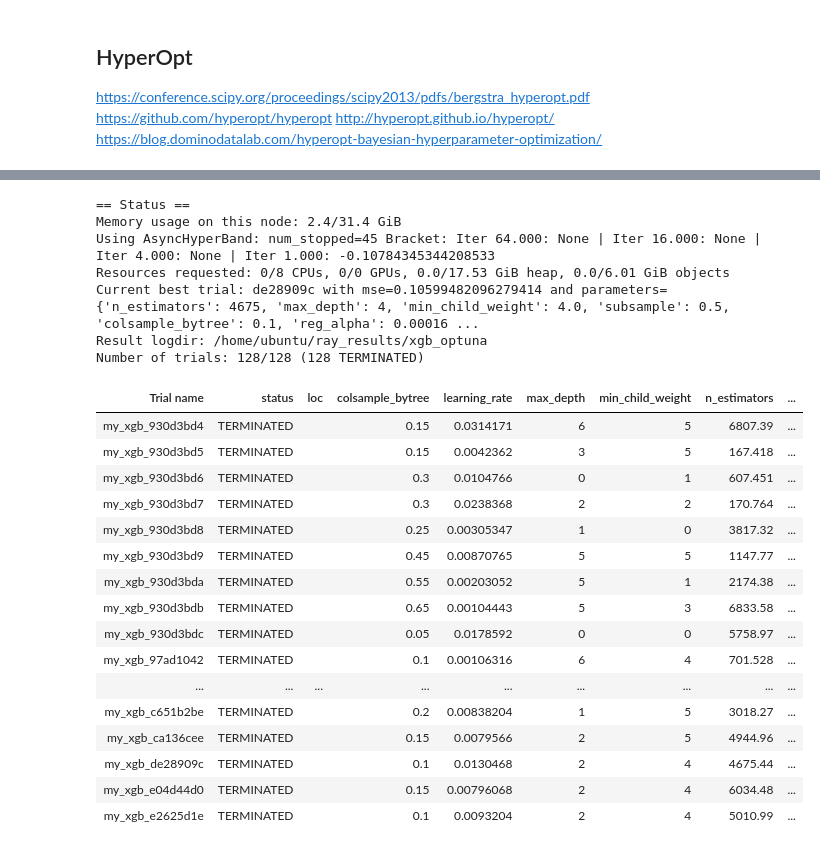
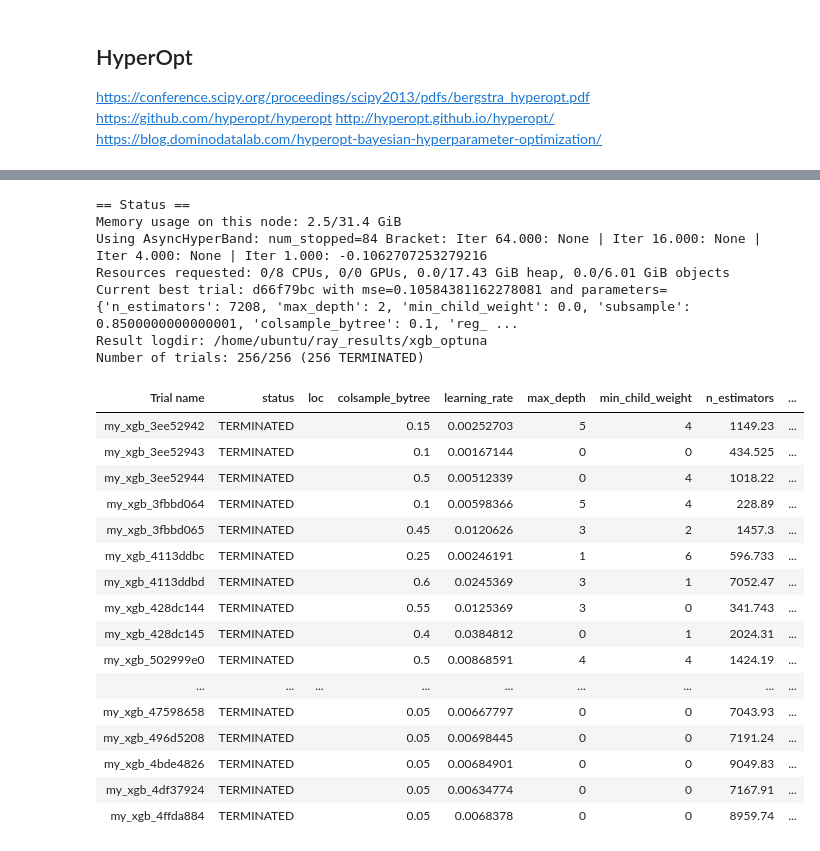
Before and after one commit to druce/iowa, a Jupyter notebook: hyperparameter_optimization.ipynb, the cells around one changed output, grey strips where cells are left out. Cells and saved outputs as stored; diff of their text form; code cells hidden in the pictures.

```diff
--- a/hyperparameter_optimization.ipynb
+++ b/hyperparameter_optimization.ipynb
@@ -669,6 +671,9 @@ xgb = XGBRegressor(
     random_state=RANDOMSTATE,
     verbosity=1,
     n_jobs=-1,
+    booster='gbtree',
+    base_score=0.5,
+    scale_pos_weight=1
     **params
 )
 print(xgb)
@@ -700,7 +705,7 @@ Wall time: 1.66 s
 # refactor for ray.tune
 def my_xgb(config):
 
-    # fix these configs for hyperopt
+    # fix these configs
     config['max_depth'] += 2   # hyperopt needs left to start at 0 but we want to start at 2
     config['max_depth'] = int(config['max_depth'])
     config['n_estimators'] = int(config['n_estimators'])   # pass float eg loguniform distribution, use int
@@ -709,6 +714,9 @@ def my_xgb(config):
         objective='reg:squarederror',
         n_jobs=1,
         random_state=RANDOMSTATE,
+        booster='gbtree',
+        base_score=0.5,
+        scale_pos_weight=1,
         **config,
     )
     scores = np.sqrt(-cross_val_score(xgb, df[predictors], df[response],
@@ -741,7 +780,7 @@ https://github.com/hyperopt/hyperopt
 http://hyperopt.github.io/hyperopt/
 https://blog.dominodatalab.com/hyperopt-bayesian-hyperparameter-optimization/
 # %%
-NUM_SAMPLES=128
+NUM_SAMPLES=256
 
 start_time = datetime.now()
 print("%-20s %s" % ("Start Time", start_time))
@@ -762,7 +801,7 @@ tune_kwargs = {
         "reg_alpha": tune.loguniform(1e-04, 1),
         "reg_lambda": tune.loguniform(1e-04, 100),
         "gamma": 0,
-        "learning_rate": tune.loguniform(0.001, 0.1)
+        "learning_rate": tune.loguniform(0.001, 0.1),
         "wandb": {
             "project": "iowa",
             "api_key_file": "secrets/wandb.txt",
@@ -908,6 +990,6 @@ Raw CV RMSE 18607.426140 (STD 2227.8137)
 # %%
 # bayesopt
-NUM_SAMPLES=128
+NUM_SAMPLES=256
 
 start_time = datetime.now()
 print("%-20s %s" % ("Start Time", start_time))
@@ -1063,6 +1146,6 @@ Raw CV RMSE 18506.866243 (STD 2247.7111)
 # %%
 # optuna
-NUM_SAMPLES=128
+NUM_SAMPLES=256
 optuna_xgb = my_xgb
 
 start_time = datetime.now()
@@ -1085,51 +1168,51 @@ tune_kwargs = {
         "reg_lambda": tune.loguniform(1e-04, 100),
         "gamma": 0,
         "learning_rate": tune.loguniform(0.001, 0.1),
         "wandb": {
             "project": "iowa",
             "api_key_file": "secrets/wandb.txt",
             "log_config": True,
             "name": get_random_tag(6)
         }
     }
 }
 
 analysis = tune.run(optuna_xgb,
                     name="xgb_optuna",
                     metric="mse",
                     mode="min",
                     search_alg=algo,
                     scheduler=scheduler,
                     verbose=1,
                     loggers=DEFAULT_LOGGERS + (WandbLogger, ),
                     **tune_kwargs)
 
 end_time = datetime.now()
 print("%-20s %s" % ("Start Time", start_time))
 print("%-20s %s" % ("End Time", end_time))
 print(str(timedelta(seconds=(end_time-start_time).seconds)))
 # %% [output]
 == Status ==
-Memory usage on this node: 2.4/31.4 GiB
-Using AsyncHyperBand: num_stopped=45 Bracket: Iter 64.000: None | Iter 16.000: None | Iter 4.000: None | Iter 1.000: -0.10784345344208533
-Resources requested: 0/8 CPUs, 0/0 GPUs, 0.0/17.53 GiB heap, 0.0/6.01 GiB objects
-Current best trial: de28909c with mse=0.10599482096279414 and parameters={'n_estimators': 4675, 'max_depth': 4, 'min_child_weight': 4.0, 'subsample': 0.5, 'colsample_bytree': 0.1, 'reg_alpha': 0.00016 ...
+Memory usage on this node: 2.5/31.4 GiB
+Using AsyncHyperBand: num_stopped=84 Bracket: Iter 64.000: None | Iter 16.000: None | Iter 4.000: None | Iter 1.000: -0.1062707253279216
+Resources requested: 0/8 CPUs, 0/0 GPUs, 0.0/17.43 GiB heap, 0.0/6.01 GiB objects
+Current best trial: d66f79bc with mse=0.10584381162278081 and parameters={'n_estimators': 7208, 'max_depth': 2, 'min_child_weight': 0.0, 'subsample': 0.8500000000000001, 'colsample_bytree': 0.1, 'reg_ ...
 Result logdir: /home/ubuntu/ray_results/xgb_optuna
-Number of trials: 128/128 (128 TERMINATED)
+Number of trials: 256/256 (256 TERMINATED)
 | Trial name | status | loc | colsample_bytree | learning_rate | max_depth | min_child_weight | n_estimators | ... |
-| my_xgb_930d3bd4 | TERMINATED |  | 0.15 | 0.0314171 | 6 | 5 | 6807.39 | ... |
-| my_xgb_930d3bd5 | TERMINATED |  | 0.15 | 0.0042362 | 3 | 5 | 167.418 | ... |
-| my_xgb_930d3bd6 | TERMINATED |  | 0.3 | 0.0104766 | 0 | 1 | 607.451 | ... |
-| my_xgb_930d3bd7 | TERMINATED |  | 0.3 | 0.0238368 | 2 | 2 | 170.764 | ... |
-| my_xgb_930d3bd8 | TERMINATED |  | 0.25 | 0.00305347 | 1 | 0 | 3817.32 | ... |
-| my_xgb_930d3bd9 | TERMINATED |  | 0.45 | 0.00870765 | 5 | 5 | 1147.77 | ... |
-| my_xgb_930d3bda | TERMINATED |  | 0.55 | 0.00203052 | 5 | 1 | 2174.38 | ... |
-| my_xgb_930d3bdb | TERMINATED |  | 0.65 | 0.00104443 | 5 | 3 | 6833.58 | ... |
-| my_xgb_930d3bdc | TERMINATED |  | 0.05 | 0.0178592 | 0 | 0 | 5758.97 | ... |
-| my_xgb_97ad1042 | TERMINATED |  | 0.1 | 0.00106316 | 6 | 4 | 701.528 | ... |
+| my_xgb_3ee52942 | TERMINATED |  | 0.15 | 0.00252703 | 5 | 4 | 1149.23 | ... |
+| my_xgb_3ee52943 | TERMINATED |  | 0.1 | 0.00167144 | 0 | 0 | 434.525 | ... |
+| my_xgb_3ee52944 | TERMINATED |  | 0.5 | 0.00512339 | 0 | 4 | 1018.22 | ... |
+| my_xgb_3fbbd064 | TERMINATED |  | 0.1 | 0.00598366 | 5 | 4 | 228.89 | ... |
+| my_xgb_3fbbd065 | TERMINATED |  | 0.45 | 0.0120626 | 3 | 2 | 1457.3 | ... |
+| my_xgb_4113ddbc | TERMINATED |  | 0.25 | 0.00246191 | 1 | 6 | 596.733 | ... |
+| my_xgb_4113ddbd | TERMINATED |  | 0.6 | 0.0245369 | 3 | 1 | 7052.47 | ... |
+| my_xgb_428dc144 | TERMINATED |  | 0.55 | 0.0125369 | 3 | 0 | 341.743 | ... |
+| my_xgb_428dc145 | TERMINATED |  | 0.4 | 0.0384812 | 0 | 1 | 2024.31 | ... |
+| my_xgb_502999e0 | TERMINATED |  | 0.5 | 0.00868591 | 4 | 4 | 1424.19 | ... |
 | ... | ... | ... | ... | ... | ... | ... | ... | ... |
-| my_xgb_c651b2be | TERMINATED |  | 0.2 | 0.00838204 | 1 | 5 | 3018.27 | ... |
-| my_xgb_ca136cee | TERMINATED |  | 0.15 | 0.0079566 | 2 | 5 | 4944.96 | ... |
-| my_xgb_de28909c | TERMINATED |  | 0.1 | 0.0130468 | 2 | 4 | 4675.44 | ... |
-| my_xgb_e04d44d0 | TERMINATED |  | 0.15 | 0.00796068 | 2 | 4 | 6034.48 | ... |
-| my_xgb_e2625d1e | TERMINATED |  | 0.1 | 0.0093204 | 2 | 4 | 5010.99 | ... |
+| my_xgb_47598658 | TERMINATED |  | 0.05 | 0.00667797 | 0 | 0 | 7043.93 | ... |
+| my_xgb_496d5208 | TERMINATED |  | 0.05 | 0.00698445 | 0 | 0 | 7191.24 | ... |
+| my_xgb_4bde4826 | TERMINATED |  | 0.05 | 0.00684901 | 0 | 0 | 9049.83 | ... |
+| my_xgb_4df37924 | TERMINATED |  | 0.05 | 0.00634774 | 0 | 0 | 7167.91 | ... |
+| my_xgb_4ffda884 | TERMINATED |  | 0.05 | 0.0068378 | 0 | 0 | 8959.74 | ... |
```
Also changed, not shown: parts of 21 cells of this notebook, 3 other files.
